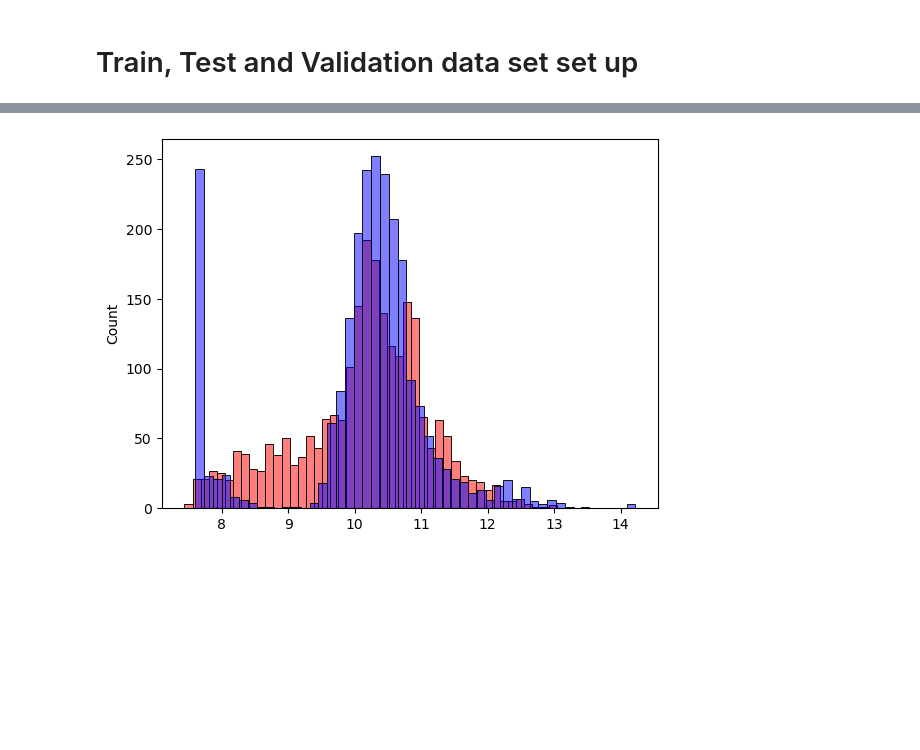
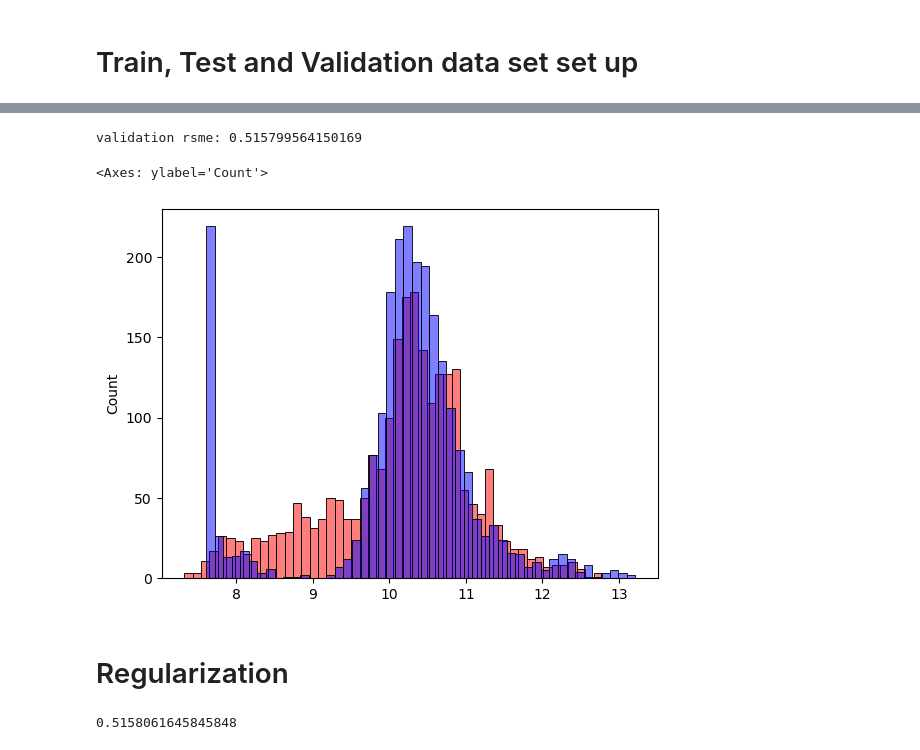
Before and after one commit to Biob-scientist/Machine-learning--regression-basics, a Jupyter notebook: linear_regression_basics.ipynb, the cells around one changed output, grey strips where cells are left out. Saved outputs shown, nothing was run; the diff lists cells and outputs as text; code cells hidden in the pictures; blank space fills up the shorter version.

Commit message:
debug: resolved calculation errors

```diff
--- a/linear_regression_basics.ipynb
+++ b/linear_regression_basics.ipynb
@@ -216,16 +221,0 @@ def linear_regression(X,y):
-# %%
-def prepare_X(df):
-  df=df.copy()
-  df['age']=2017-df.year
-  base=['engine_hp','engine_cylinders','highway_mpg', 'city_mpg', 'popularity']
-
-  features=base.copy()
-  features.append('age')
-  for v in [2,3,4]:
-    df['num_doors_%s' %v]=(df.number_of_doors==v).astype(int)
-    features.append('num_doors_%s' %v)
-
-  df_num=df[features]
-  df_num=df_num.fillna(0)
-  X=df_num.values
-  return X
@@ -257,9 +226,11 @@ $$RMSE=1/m\sum_{j=1}^ng(x_i)-y_i$$
 # %%
+# nomal equation of linear regression
+def linear_reg(X,y):
+    X=np.column_stack([np.ones(X.shape[0]),X])
+    XTX=X.T@X
+    w_full=np.linalg.inv(XTX)@X.T@y
+    return w_full[0],w_full[1:]
+
+# root-squared mean error
 def rmse(y,y_pred):
-  error=y-y_pred
-  se=error**2
-  mse=se.mean()
-  return np.sqrt(mse)
-
-
-rmse(y_train,y_pred)
+    return np.sqrt(((y-y_pred)**2).mean())
@@ -287,6 +237,18 @@ rsme: 0.5188957899700228
-# %%
-sns.histplot(y_pred,color='red',bins=50,alpha=0.5)
-sns.histplot(y_val,color='blue',bins=50,alpha=0.5)
-plt.show()
-# %% [output]
-[figure, removed]
+# %%
+X_train=prepare_X(df_train)
+X_val=prepare_X(df_val)
+
+w0,w=linear_reg(X_train,y_train)
+y_val_pred=w0+X_val@w
+
+print ("validation rsme:", rmse(y_val,y_val_pred))
+# %% [output]
+validation rsme: 0.515799564150169
+# %%
+sns.histplot(y_val_pred, color='red', alpha=0.5, bins=50)
+sns.histplot(y_val, color='blue', alpha=0.5, bins=50)
+# %% [output]
+<Axes: ylabel='Count'>
+[figure, added]
+# %% [markdown]
+# Regularization
@@ -292,0 +266,5 @@ plt.show()
+# %%
+y_val2_pred=w0+X_val@w
+rmse(y_val,y_val2_pred)
+# %% [output]
+0.5158061645845848
```
Also changed, not shown: parts of 29 cells of this notebook, 1 other file.
